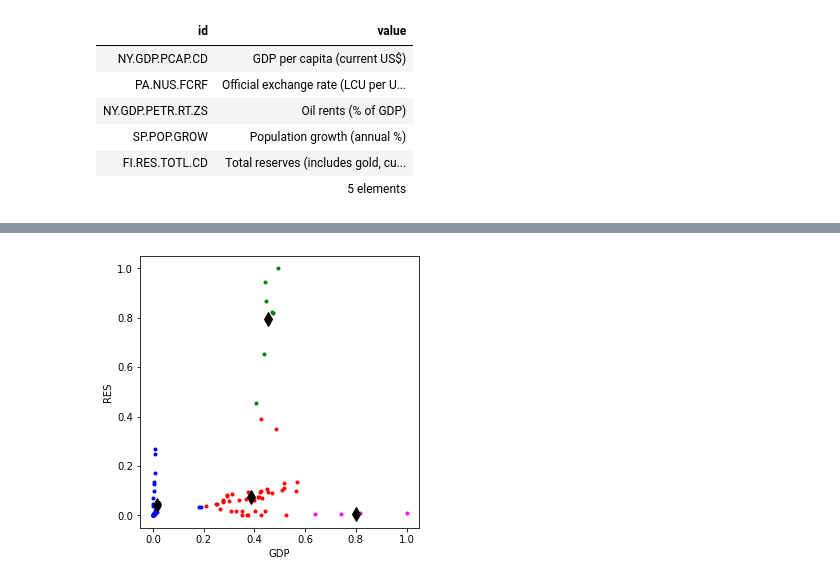
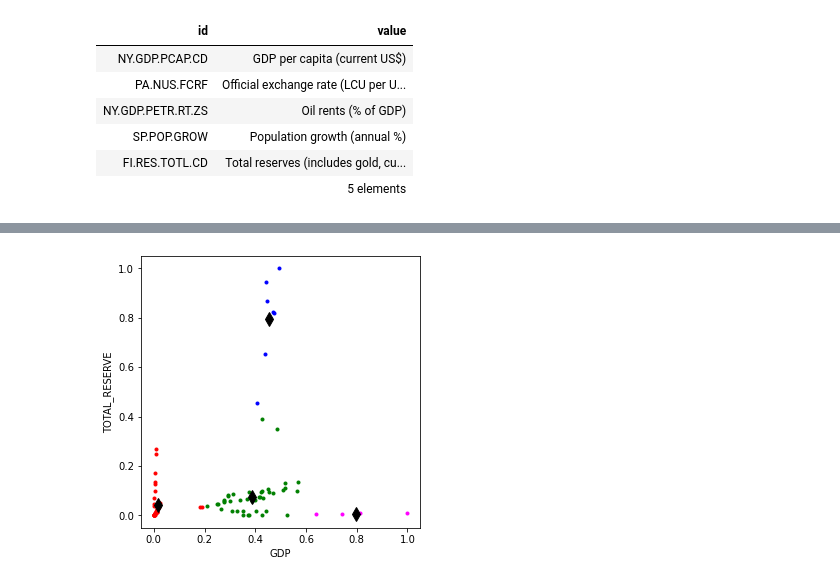
Before and after one commit to David-Ade-Creator/cluster-data, a Jupyter notebook: cluster.ipynb, the cells around one changed output, grey strips where cells are left out. Saved outputs shown, nothing was run; the diff lists cells and outputs as text; code cells hidden in the pictures.

```diff
--- a/cluster.ipynb
+++ b/cluster.ipynb
@@ -42,11 +42,11 @@ indicator_ids= ['FI.RES.TOTL.CD','NY.GDP.PCAP.CD','SP.POP.GROW','PA.NUS.FCRF','N
 
 # mapping a readable name to each indicators to avoid confusion
 indicator_dict = {
-    'FI.RES.TOTL.CD':'TOTAL RESERVE',
+    'FI.RES.TOTL.CD':'TOTAL_RESERVE',
     'NY.GDP.PCAP.CD':'GDP',
     'SP.POP.GROW' : 'POPULATION',
     'PA.NUS.FCRF':'EXCHANGE_RATE',
-    'NY.GDP.PETR.RT.ZS':'OIL RENT'
+    'NY.GDP.PETR.RT.ZS':'OIL_RENT'
 }
 # %%
 wb.series.info(indicator_ids)
@@ -132,29 +120,29 @@ makeplot(df, "GDP", "RES")
 # %%
 ####### kmeans set up the clusterer, 4 expected clusters
 kmeans = cluster.KMeans(n_clusters=4)
 
 # extract columns for fitting
-df_fit = df[["GDP", "RES"]].copy()
+df_fit = df[["GDP", "TOTAL_RESERVE"]].copy()
 kmeans.fit(df_fit)
 
 # extract labels and cluster centres
 labels = kmeans.labels_
 cen = kmeans.cluster_centers_
 
 # plot using the labels to select colour
 plt.figure(figsize=(5.0,5.0))
 
 col = ["blue", "red", "green", "magenta"]
 for l in range(4):     # loop over the different labels
-    plt.plot(df_fit["GDP"][labels==l], df_fit["RES"][labels==l], "o", markersize=3, color=col[l])
+    plt.plot(df_fit["GDP"][labels==l], df_fit["TOTAL_RESERVE"][labels==l], "o", markersize=3, color=col[l])
 
 # show cluster centres
 for ic in range(4):
     xc, yc = cen[ic,:]
     plt.plot(xc, yc, "dk", markersize=10)
 
 plt.xlabel("GDP")
-plt.ylabel("RES")
+plt.ylabel("TOTAL_RESERVE")
 plt.show()
 # %% [output]
-[figure, old version]
+[figure, new version]
```
Also changed, not shown: parts of 3 cells of this notebook, 1 other file.
